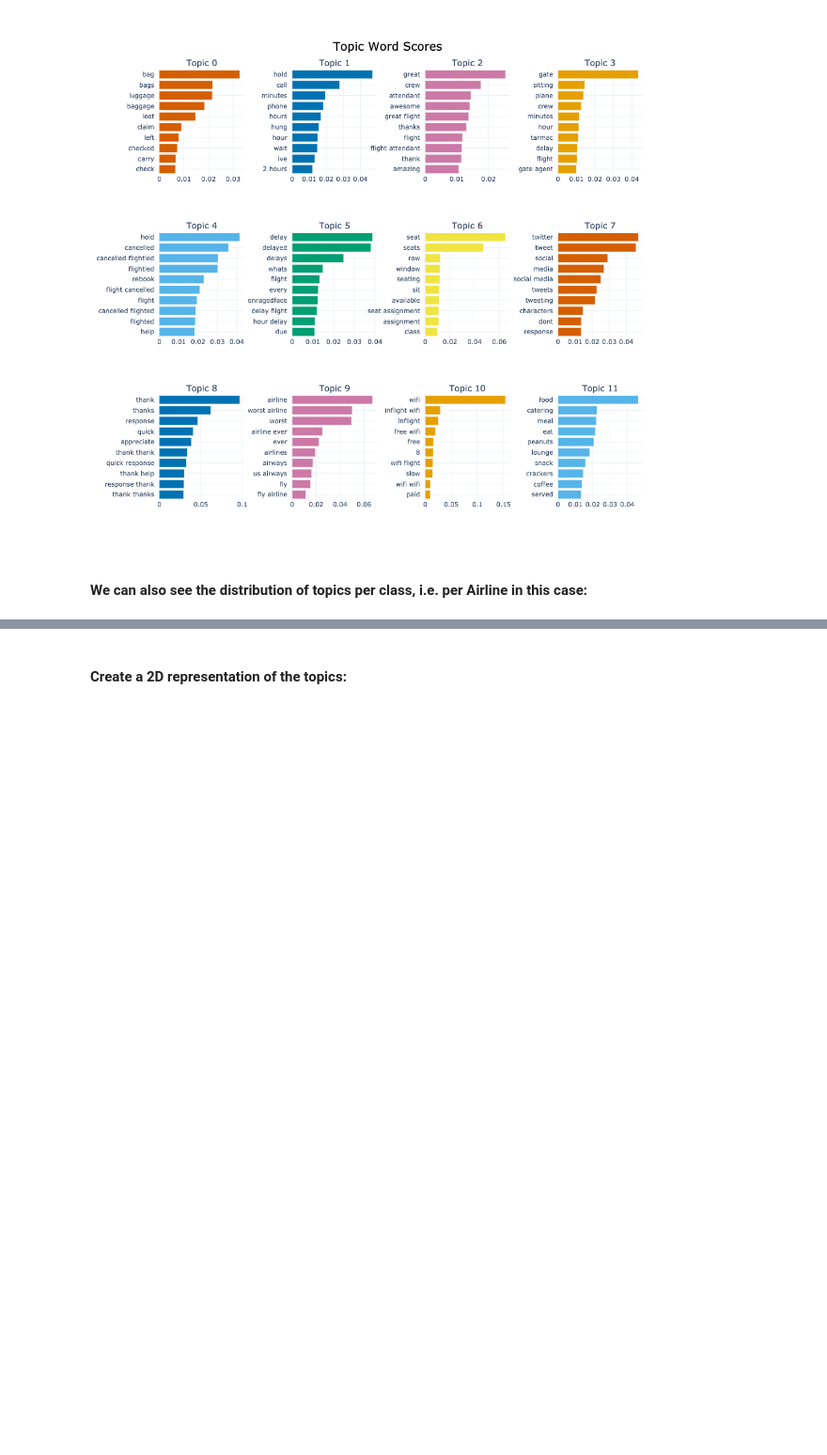
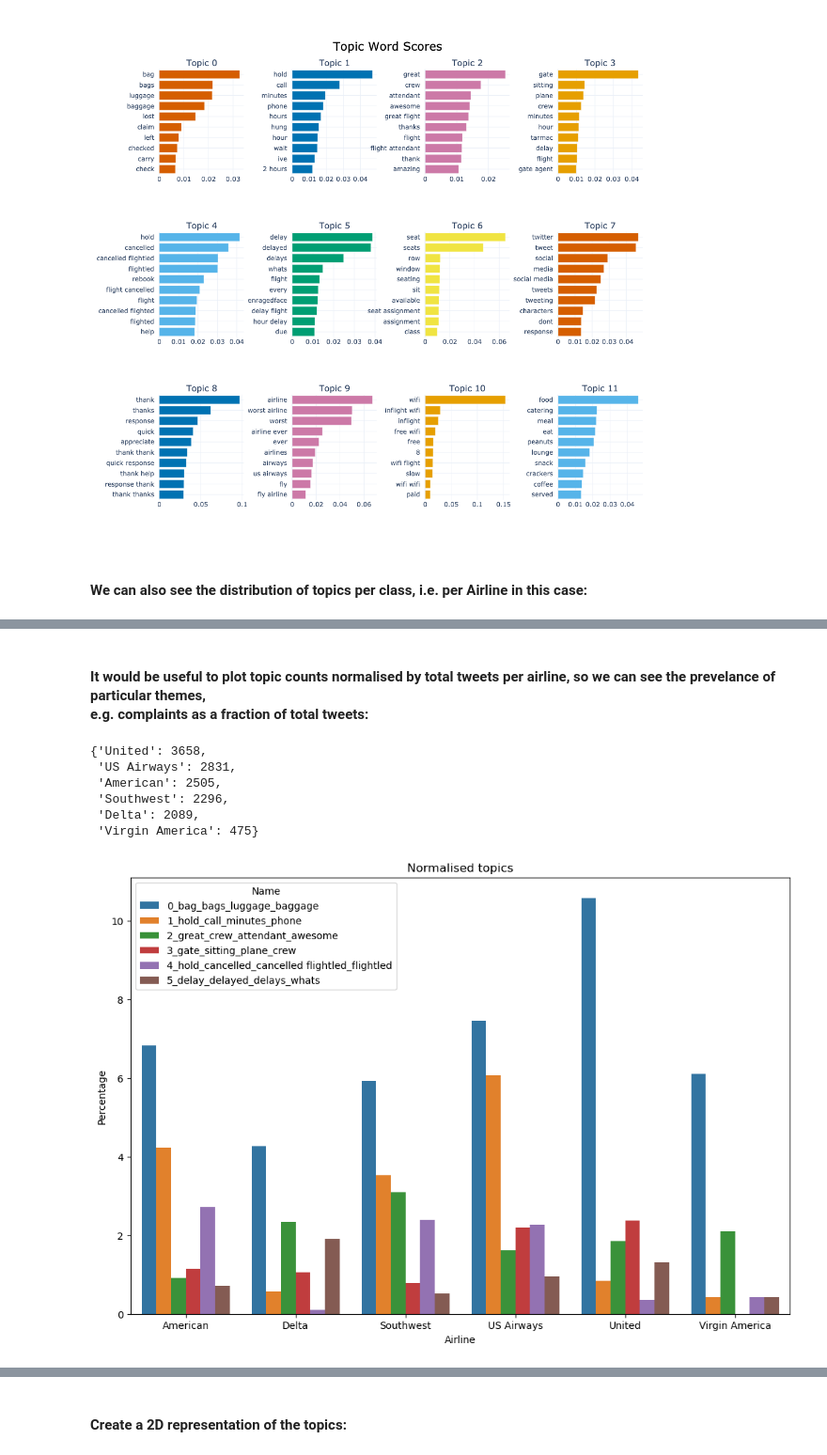
Before and after one commit to gs354/twitter_american_airlines, a Jupyter notebook: notebooks/BERTopic_mpnet_2.ipynb, the cells around one changed output, grey strips where cells are left out. Shown at 94% size. Drawn from its saved outputs; the diff is of its cells as text; code cells hidden in the pictures; blank space fills up the shorter version.

Commit message:
Added normalised plotting

```diff
--- a/notebooks/BERTopic_mpnet_2.ipynb
+++ b/notebooks/BERTopic_mpnet_2.ipynb
@@ -276,0 +288,46 @@ bertmodel_mpnet.visualize_topics_per_class(
+# %% [markdown]
+#### It would be useful to plot topic counts normalised by total tweets per airline, so we can see the prevelance of particular themes,<br> e.g. complaints as a fraction of total tweets:
+# %%
+# Create a dictionary to map airline to total number of tweets associated
+docs_per_airline = df["airline"].value_counts().to_dict()
+docs_per_airline
+# %% [output]
+{'United': 3658,
+ 'US Airways': 2831,
+ 'American': 2505,
+ 'Southwest': 2296,
+ 'Delta': 2089,
+ 'Virgin America': 475}
+# %%
+def plot_normalised_topics(
+    data: pd.DataFrame,
+    topics2plot: list[str],
+    groupby_cols: list[str]=["Topic", "Airline", "Name"],
+    count_apply_col: str="Airline",
+    label_col: str="Name",
+    norm_dict: dict=docs_per_airline,
+):
+    """ Function to plot normalised topic counts by a certain feature, e.g. count_apply_col = Airline
+    """
+    df2plot = (
+        data.groupby(groupby_cols)[count_apply_col].count().reset_index(name="Count")
+    )
+    df2plot_ = df2plot[df2plot["Topic"].isin(topics2plot)]
+    df2plot_["Percentage"] = 100 * df2plot_.apply(
+        lambda x: x["Count"] / norm_dict[x[count_apply_col]], axis=1
+    )
+    sns.barplot(df2plot_, x=count_apply_col, y="Percentage", hue=label_col).set_title(
+        "Normalised topics"
+    )
+    plt.gcf().set_size_inches(12, 8)
+# %%
+plot_normalised_topics(
+    data=df_topics,
+    topics2plot=[0, 1, 2, 3, 4, 5],
+    groupby_cols=["Topic", "Airline", "Name"],
+    count_apply_col="Airline",
+    label_col="Name",
+    norm_dict=docs_per_airline,
+)
+# %% [output]
+[figure, added]
```
Also changed, not shown: parts of 9 cells of this notebook.
